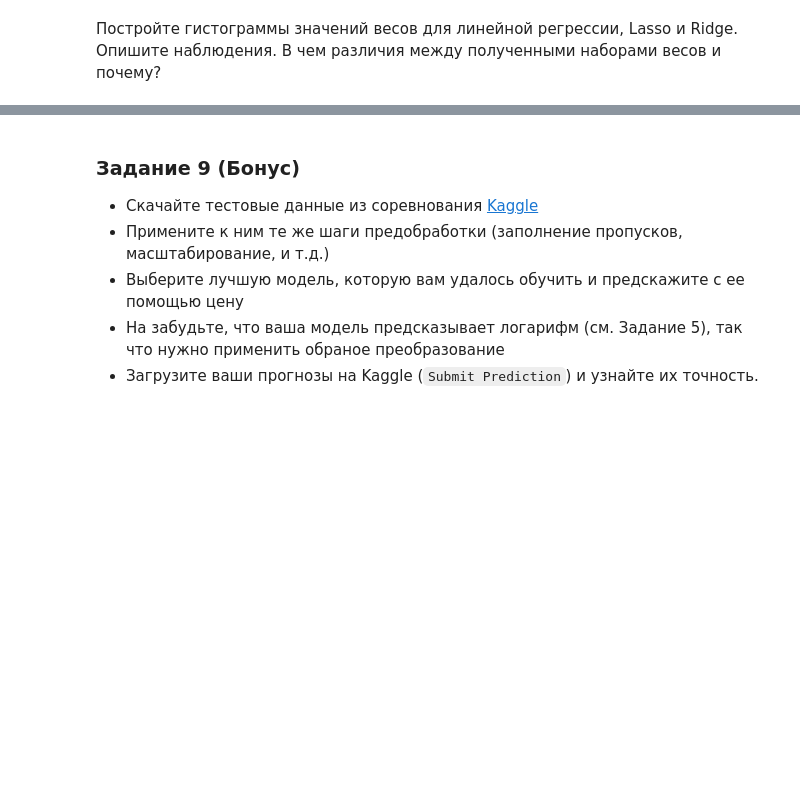
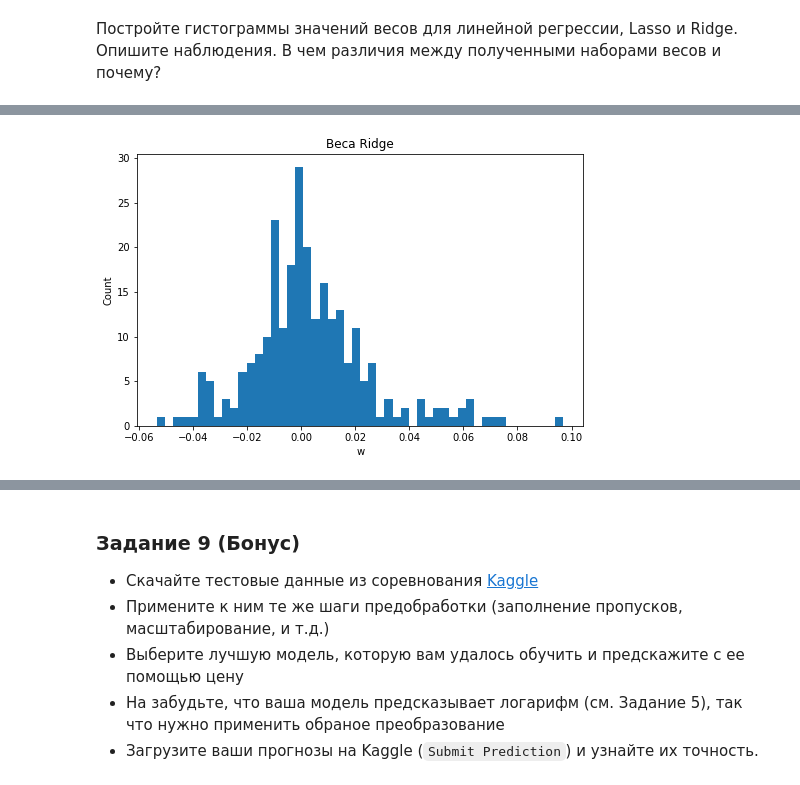
Before and after one commit to ksetdekov/ml_dpo_2021, a Jupyter notebook: hw/hw2/hw02.ipynb, the cells around one changed output, grey strips where cells are left out. Drawn from its saved outputs; the diff is of its cells as text; code cells hidden in the pictures; blank space fills up the shorter version.

```diff
--- a/hw/hw2/hw02.ipynb
+++ b/hw/hw2/hw02.ipynb
@@ -777,0 +809,13 @@ array([1.00000000e-05, 1.32571137e-05, 1.75751062e-05, 2.32995181e-05,
+# %%
+# your Ridge code here
+ridge_grid_searcher = GridSearchCV(
+    Ridge(max_iter=9000,  random_state=13),
+    param_grid={
+        'alpha': np.logspace(-5, 1)
+    },
+    cv=5,
+    scoring='neg_root_mean_squared_error'
+)
+
+ridge_grid_searcher.fit(X_train,y_train);
+ridge_grid_searcher.best_params_
@@ -777,0 +828,9 @@ array([1.00000000e-05, 1.32571137e-05, 1.75751062e-05, 2.32995181e-05,
+# %%
+ridge_ful = Ridge(alpha=ridge_grid_searcher.best_params_['alpha'], max_iter=9000,  random_state=13)
+ridge_ful.fit(X_train,y_train)
+y_hat_ridge_train = ridge_ful.predict(X_train)
+print(mean_squared_error(y_train, y_hat_ridge_train, squared=False))
+
+
+y_hat_ridge_test = ridge_ful.predict(X_val)
+print(mean_squared_error(y_val, y_hat_ridge_test, squared=False))
@@ -785,0 +864,10 @@ array([1.00000000e-05, 1.32571137e-05, 1.75751062e-05, 2.32995181e-05,
+# %%
+plt.figure(figsize=(8, 5))
+plt.hist(ridge_ful.coef_,bins=50)
+
+plt.title('Веса Ridge')
+plt.xlabel('w')
+plt.ylabel('Count')
+plt.show()
+# %% [output]
+[figure, added]
```
Also changed, not shown: parts of 19 cells of this notebook.
